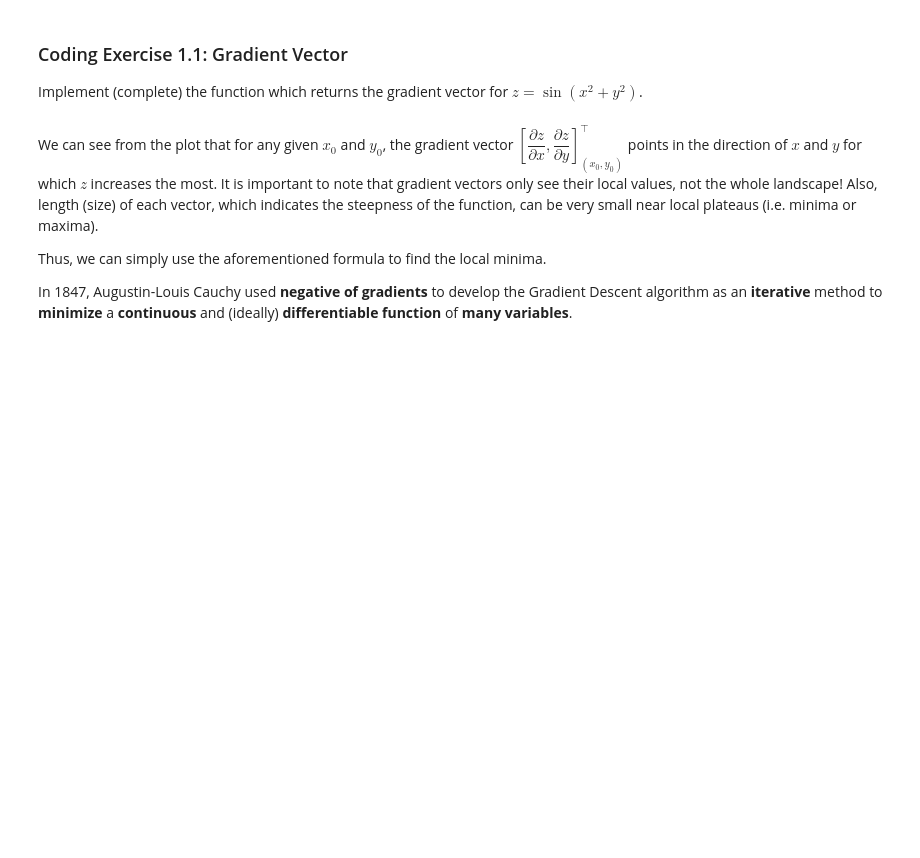
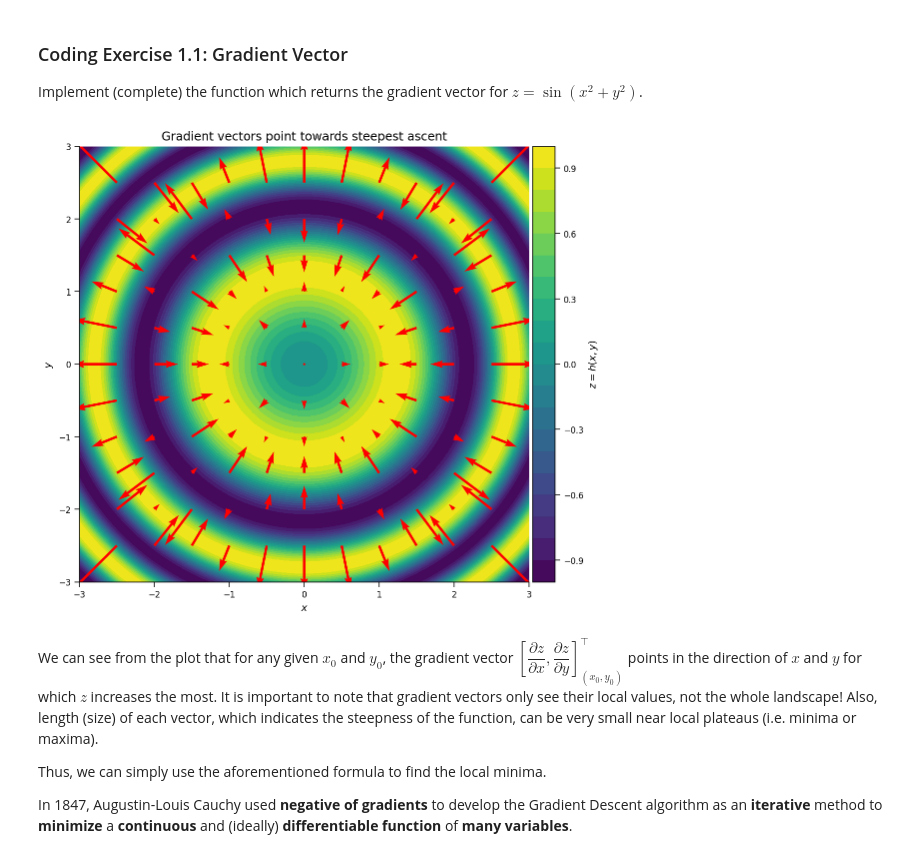
Before and after one commit to HyunsuLee/NMA-DL-course-content-dl, a Jupyter notebook: tutorials/W1D2_LinearDeepLearning/W1D2_Tutorial1.ipynb, the cells around one changed output. Saved outputs shown, nothing was run; the diff lists cells and outputs as text; code cells hidden in the pictures; blank space fills up the shorter version.

```diff
--- a/tutorials/W1D2_LinearDeepLearning/W1D2_Tutorial1.ipynb
+++ b/tutorials/W1D2_LinearDeepLearning/W1D2_Tutorial1.ipynb
@@ -373,35 +377,36 @@ def fun_z(x, y):
     z: (float, np.ndarray)
       sin(x^2 + y^2)
   """
   z = np.sin(x**2 + y**2)
   return z
 
 
 def fun_dz(x, y):
   """
   Implements function sin(x^2 + y^2)
 
   Args:
     x: (float, np.ndarray)
       Variable x
     y: (float, np.ndarray)
       Variable y
 
   Returns:
     Tuple of gradient vector for sin(x^2 + y^2)
   """
   #################################################
   ## Implement the function which returns gradient vector
   ## Complete the partial derivatives dz_dx and dz_dy
   # Complete the function and remove or comment the line below
-  raise NotImplementedError("Gradient function `fun_dz`")
   #################################################
-  dz_dx = ...
-  dz_dy = ...
+  dz_dx = np.cos(x**2 + y**2) * 2 * x
+  dz_dy = np.cos(x**2 + y**2) * 2 * y
   return (dz_dx, dz_dy)
 
 # Add event to airtable
-atform.add_event('Coding Exercise 1.1: Gradient Vector')
+#atform.add_event('Coding Exercise 1.1: Gradient Vector')
 
 ## Uncomment to run
-# ex1_plot(fun_z, fun_dz)
+ex1_plot(fun_z, fun_dz)
+# %% [output]
+[figure, added]
```
Also changed, not shown: parts of 13 cells of this notebook.
